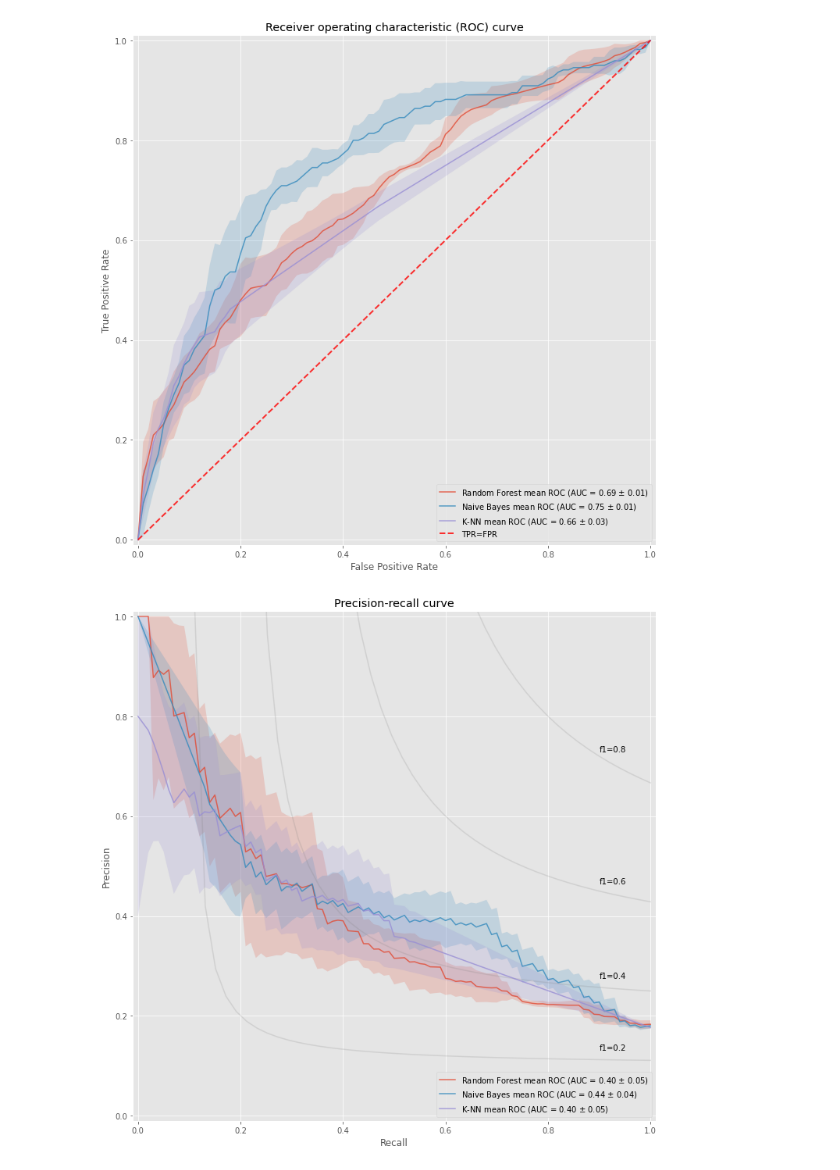
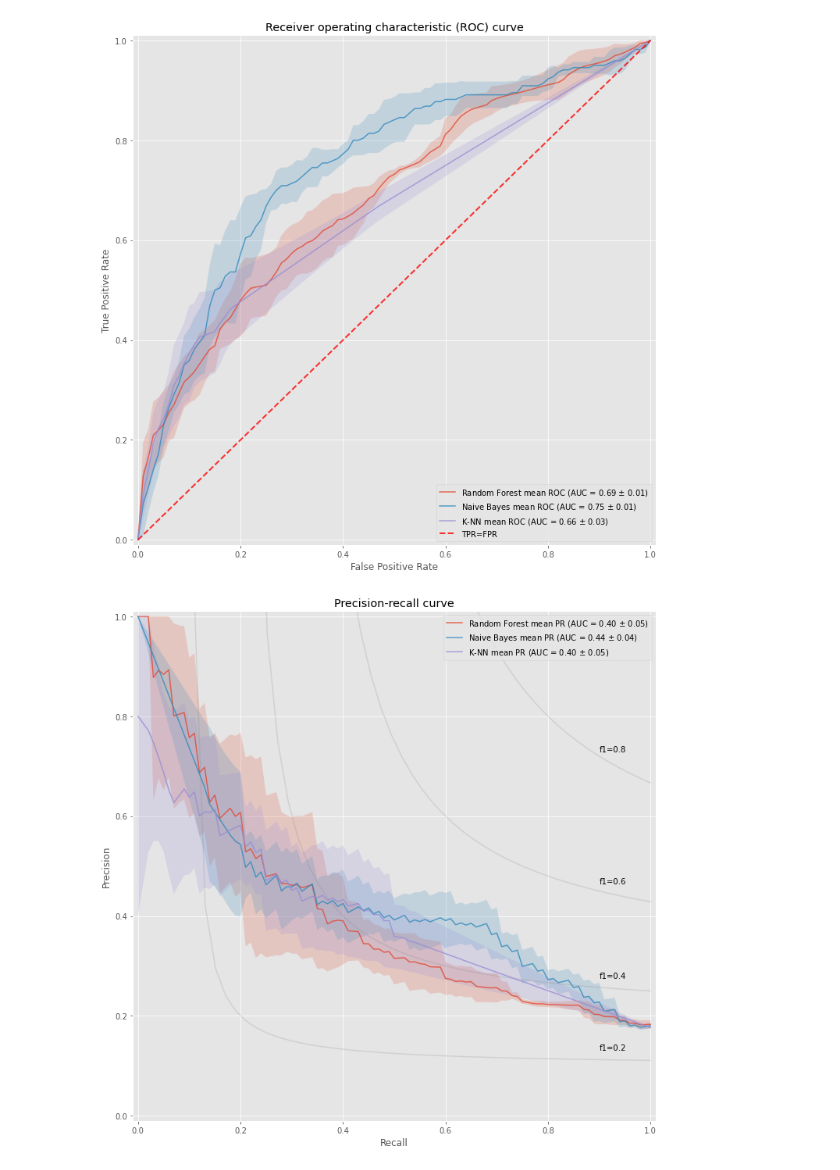
Before and after one commit to pienvangastel/tm10007_ml_group3, a Jupyter notebook: assignment_ordered.ipynb, the cells around one changed output. Saved outputs shown, nothing was run; the diff lists cells and outputs as text; code cells hidden in the pictures.

Commit message:
Changed legend position

```diff
--- a/assignment_ordered.ipynb
+++ b/assignment_ordered.ipynb
@@ -1263,33 +1263,33 @@ for dict, name in zip(scores_dict, classifiers_used):
 
     for i in range(N_SPLITS):
         prec, rec, _ = precision_recall_curve(dict[f'labels_split_{i+1}'], dict[f'probs_split_{i+1}'][:, 1])
         prec = np.flip(prec)
         rec = np.flip(rec)
         auc_temp = auc(rec, prec)
         pr_auc.append(auc_temp)
         prec = np.interp(base_recall, rec, prec)
         precision.append(prec)
 
     precision = np.array(precision)
     mean_precisions = np.mean(precision, axis=0)
     std = precision.std(axis=0)
 
     mean_auc = np.mean(pr_auc)
     std_auc = np.std(pr_auc)
 
-    plt.plot(base_recall, mean_precisions, alpha = 0.8, label=r'%s mean ROC (AUC = %0.2f $\pm$ %0.2f)' % (name, mean_auc, std_auc),)
+    plt.plot(base_recall, mean_precisions, alpha = 0.8, label=r'%s mean PR (AUC = %0.2f $\pm$ %0.2f)' % (name, mean_auc, std_auc),)
 
 
     prec_upper = np.minimum(mean_precisions + std, 1)
     prec_lower = mean_precisions - std
     plt.fill_between(base_recall, prec_lower, prec_upper, alpha = 0.2)
 
 plt.xlim([-0.01, 1.01])
 plt.ylim([-0.01, 1.01])
 plt.ylabel('Precision')
 plt.xlabel('Recall')
-plt.legend(loc="lower right")
+plt.legend(loc="upper right")
 plt.title('Precision-recall curve')
 plt.show()
 # %% [output]
-[figure, old version]
+[figure, new version]
```
Also changed, not shown: parts of 1 cell of this notebook.
